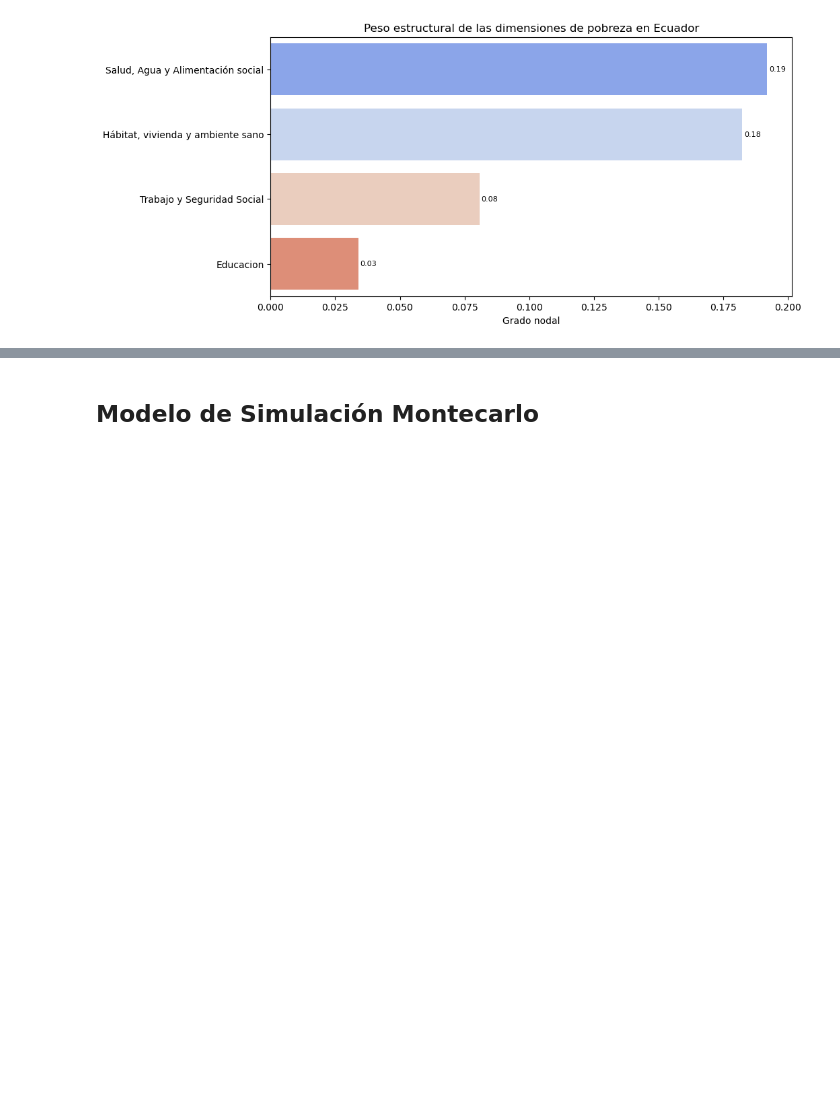
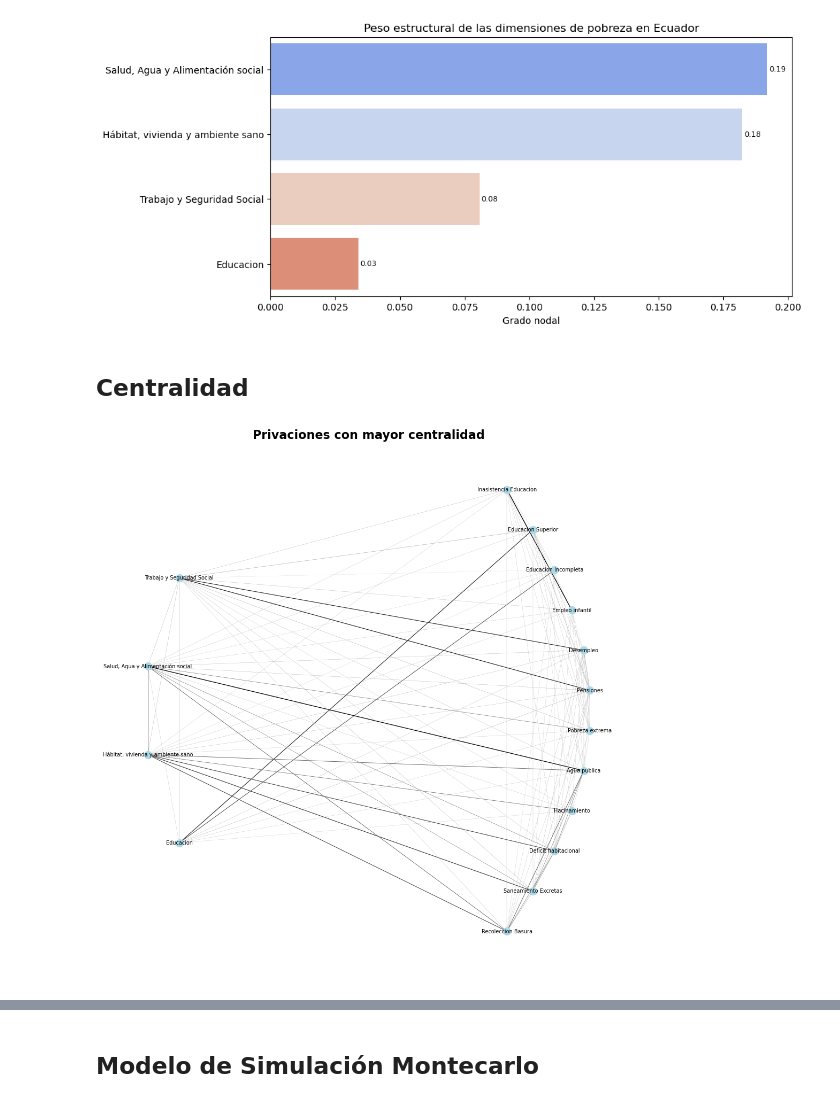
Before and after one commit to gonzalesomar/Modelo_Pobreza_Multidimensional, a Jupyter notebook: model_eval.ipynb, the cells around one changed output, grey strips where cells are left out. Cells and saved outputs as stored; diff of their text form; code cells hidden in the pictures; blank space fills up the shorter version.

Commit message:
Nuevos graficos para analisis

```diff
--- a/model_eval.ipynb
+++ b/model_eval.ipynb
@@ -371,3 +371,76 @@ else:
     print("The graph's degree is None. Please check the weights in your graph.")
 # %% [output]
 [figure]
+# %% [markdown]
+## Centralidad
+# %%
+# Definimos la distribucion de nodos: A la izquierda las dimensiones y a la derecha los indices
+left_nodes = list(dimension.columns)
+right_nodes = list(indices_pobreza.columns)
+
+# Concatenamos ambos dataframes
+df = pd.concat([dimension, indices_pobreza], axis=1)
+
+# Calculamos una matriz de correlacion
+correlation_matrix = df.corr()
+
+# Calculamos los Edges entre las dimensiones y los indicadores
+threshold = 0.01  # Elige el threshold que desees
+edges = [(dimension, indicator, {'weight': correlation_matrix.loc[dimension, indicator]}) for dimension in left_nodes for indicator in right_nodes if np.abs(correlation_matrix.loc[dimension, indicator]) > threshold]
+
+# Calculamos los Edges entre las dimensiones y entre los indicadores
+for i in range(len(left_nodes)):
+    for j in range(i + 1, len(left_nodes)):
+        if np.abs(correlation_matrix.loc[left_nodes[i], left_nodes[j]]) > threshold:
+            edges.append((left_nodes[i], left_nodes[j], {'weight': correlation_matrix.loc[left_nodes[i], left_nodes[j]]}))
+for i in range(len(right_nodes)):
+    for j in range(i + 1, len(right_nodes)):
+        if np.abs(correlation_matrix.loc[right_nodes[i], right_nodes[j]]) > threshold:
+            edges.append((right_nodes[i], right_nodes[j], {'weight': correlation_matrix.loc[right_nodes[i], right_nodes[j]]}))
+
+# Creamos el grafo bipartido
+B = nx.Graph()
+
+# Añadimos los nodos
+B.add_nodes_from(left_nodes, bipartite=0)
+B.add_nodes_from(right_nodes, bipartite=1)
+
+# Añadimos los edges
+B.add_edges_from(edges)
+
+
+# Ajustamos la posicion de los nodos en una forma de arco circular
+pos = {}
+
+left_y = np.linspace(-0.3, 0.3, len(left_nodes))
+pos.update((node, (-0.1, y)) for node, y in zip(left_nodes, left_y))
+right_y = np.linspace(0.5, -0.5, len(right_nodes))
+pos.update((node, (0.5, y)) for node, y in zip(right_nodes, right_y))
+
+# Ajustamos la posicion de los nodos para que no se superpongan
+for node, (x, y) in pos.items():
+    if node in left_nodes:  # Dimensiones
+        pos[node] = (x + 0.5 * (1 - np.sqrt(1 - 2 * (y ** 2))), y)
+    else:  # Indicadores
+        pos[node] = (x + 0.5 * (1 - np.sqrt(1 + 2 * (y ** 2))), y)
+
+# Obtener los pesos y normalizarlos al rango [0, 1]
+weights = [edge[2]['weight'] for edge in B.edges(data=True)]
+max_weight = max(weights)
+min_weight = min(weights)
+weights = [(weight - min_weight) / (max_weight - min_weight) for weight in weights]
+
+# Creamos un mapa de color de negro transparente a negro oscuro de acuerdo a los pesos de los edges
+colors = [(1 - weight, 1 - weight, 1 - weight, 1) for weight in weights]
+
+
+# Graficamos
+plt.figure(figsize=(10, 10))
+nx.draw(B, pos, with_labels=True, node_color="lightblue", node_size=100, font_size=7, edge_color=colors, width=weights)
+# edge_labels = nx.get_edge_attributes(B, 'weight')
+# edge_labels = {k: '{:.2f}'.format(v) for k, v in edge_labels.items()}
+# nx.draw_networkx_edge_labels(B, pos, edge_labels=edge_labels, label_pos=0.3, font_size=6)
+plt.title("Privaciones con mayor centralidad", size=16, weight = "bold" )
+plt.show()
+# %% [output]
+[figure, added]
```
Also changed, not shown: parts of 14 cells of this notebook, 12 other files.
